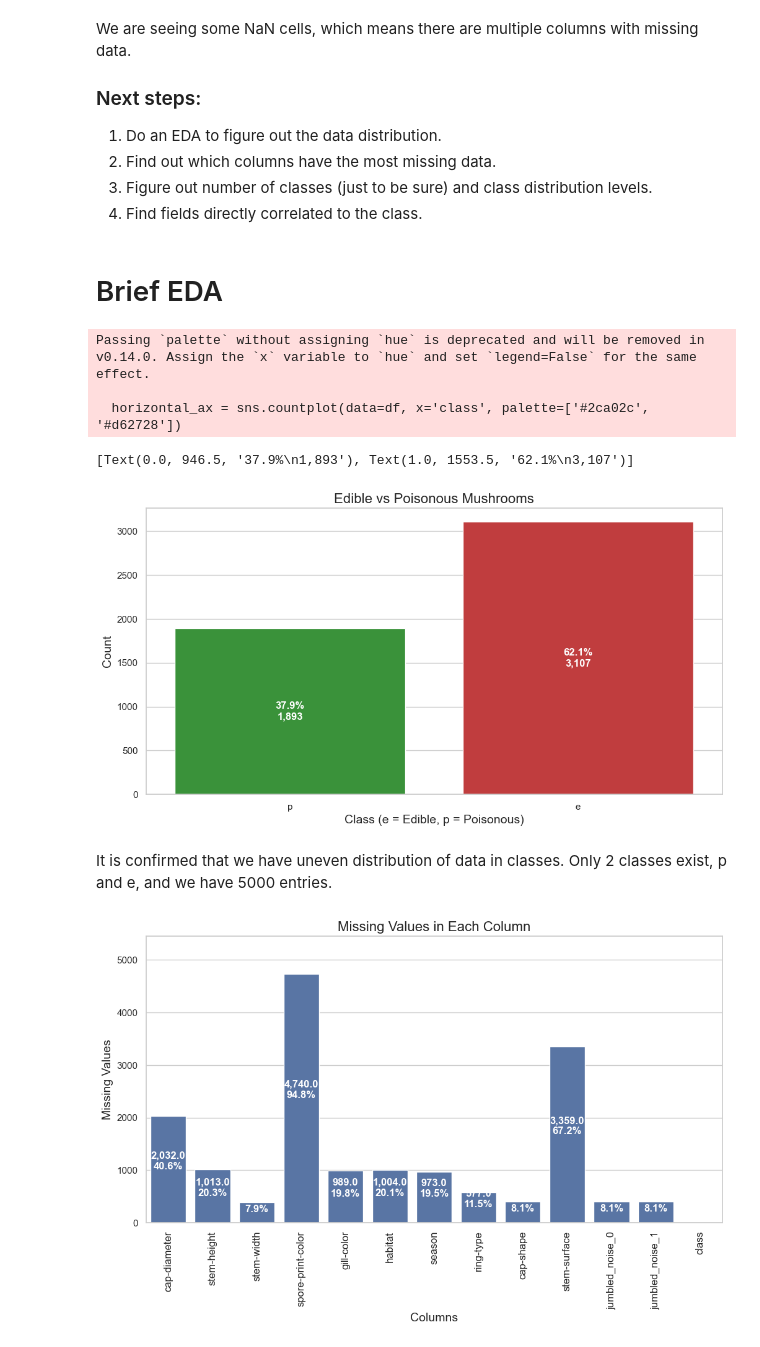
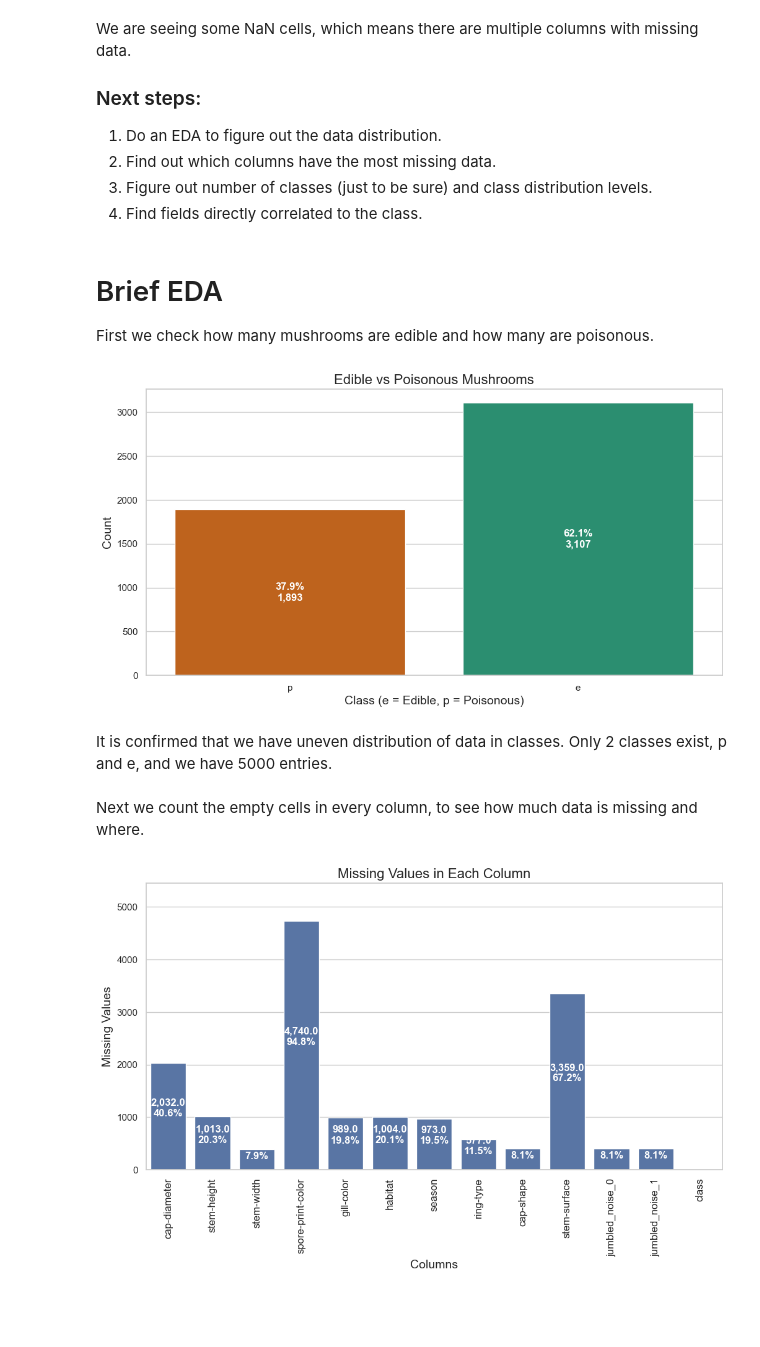
Before and after one commit to WillemSterckx/Skooma-Cats, a Jupyter notebook: Mushroom/1MushroomScrape.ipynb, the cells around one changed output. Saved outputs shown, nothing was run; the diff lists cells and outputs as text; code cells hidden in the pictures; blank space fills up the shorter version.

Commit message:
Fix mushroom notebooks to exam standards: correct test/fill counts, back claims with code, explain every cell, pin requirements, add README findings and GenAI log

```diff
--- a/Mushroom/1MushroomScrape.ipynb
+++ b/Mushroom/1MushroomScrape.ipynb
@@ -29,37 +29,37 @@ We are seeing some NaN cells, which means there are multiple columns with missin
 4. Find fields directly correlated to the class.
 # %% [markdown]
 # Brief EDA
+First we check how many mushrooms are edible and how many are poisonous.
 # %%
 # Finding classes and class distribution
-# %pip install seaborn
 import numpy as np
 import matplotlib.pyplot as plt
 import seaborn as sns
 
 sns.set_theme(style="whitegrid")
 plt.figure(figsize=(12, 6))
 
-horizontal_ax = sns.countplot(data=df, x='class', palette=['#2ca02c', '#d62728'])
+# hue='class' gives every class its own color (colorblind-safe green/orange)
+horizontal_ax = sns.countplot(data=df, x='class', hue='class', palette={'e': '#1b9e77', 'p': '#d95f02'}, legend=False)
 plt.title('Edible vs Poisonous Mushrooms', fontsize=16)
 plt.xlabel('Class (e = Edible, p = Poisonous)', fontsize=14)
 plt.ylabel('Count', fontsize=14)
 
 total = len(df)
-[horizontal_ax.annotate(
-    f'{100 * p.get_height() / total:.1f}%\n{int(p.get_height()):,}',
-    (p.get_x() + p.get_width() / 2., p.get_height() / 2),
-       ha='center', va='center', color='white', fontweight='bold', fontsize=12
-) for p in horizontal_ax.patches]
-# never use fontsize before or directly after ha, va. attribute
-# error occurs for some reason unknown.
+# write the share and the count in the middle of each bar
+for p in horizontal_ax.patches:
+    horizontal_ax.annotate(
+        f'{100 * p.get_height() / total:.1f}%\n{int(p.get_height()):,}',
+        (p.get_x() + p.get_width() / 2., p.get_height() / 2),
+        ha='center', va='center', color='white', fontweight='bold', fontsize=12
+    )
+plt.show()
 # %% [output]
-Passing `palette` without assigning `hue` is deprecated and will be removed in v0.14.0. Assign the `x` variable to `hue` and set `legend=False` for the same effect.
-
-  horizontal_ax = sns.countplot(data=df, x='class', palette=['#2ca02c', '#d62728'])
-[Text(0.0, 946.5, '37.9%\n1,893'), Text(1.0, 1553.5, '62.1%\n3,107')]
-[figure, old version]
+[figure, new version]
 # %% [markdown]
 It is confirmed that we have uneven distribution of data in classes. Only 2 classes exist, p and e, and we have 5000 entries.
+# %% [markdown]
+Next we count the empty cells in every column, to see how much data is missing and where.
 # %%
 # Finding missing values across the columns
 missing_values=df.isnull().sum()
```
Also changed, not shown: parts of 28 cells of this notebook, 5 other files.
